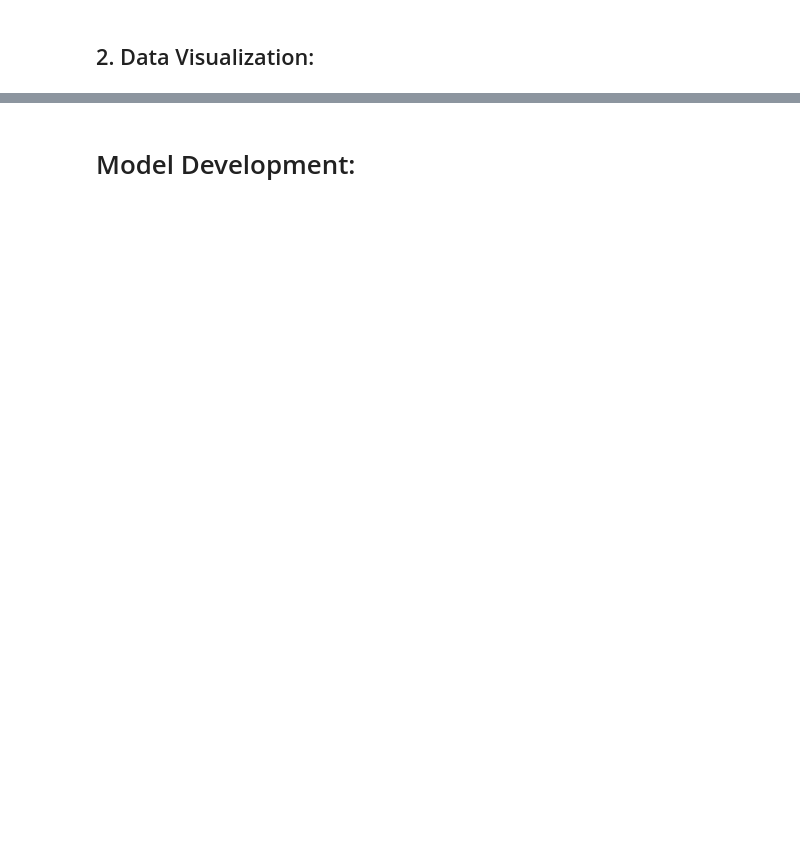
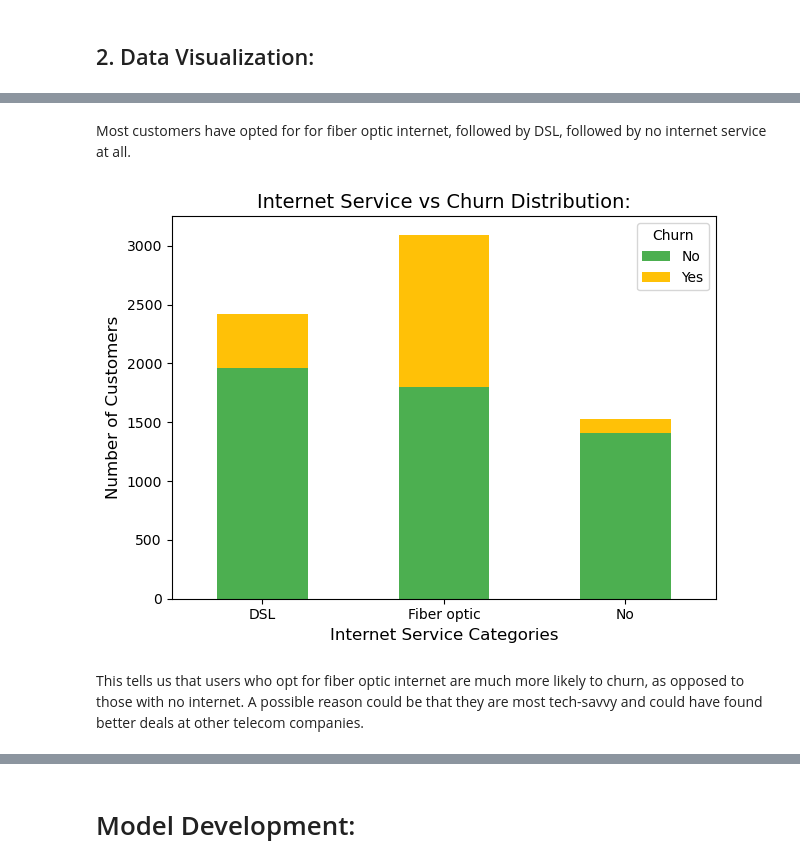
Before and after one commit to drachenherz19/Customer-Churn-Prediction, a Jupyter notebook: Customer Churn Prediction - Akhil Nair.ipynb, the cells around one changed output, grey strips where cells are left out. Drawn from its saved outputs; the diff is of its cells as text; code cells hidden in the pictures; blank space fills up the shorter version.

```diff
--- a/Customer Churn Prediction - Akhil Nair.ipynb
+++ b/Customer Churn Prediction - Akhil Nair.ipynb
@@ -295,0 +219,18 @@ customer_churn.boxplot(column='tenure',by=['Contract'])
+# %% [markdown]
+Most customers have opted for for fiber optic internet, followed by DSL, followed by no internet service at all.
+# %%
+churn_service_counts = customer_churn.groupby(['InternetService', 'Churn']).size().unstack(fill_value=0)
+
+#We now use a stacked bar chart to identify the relationship between internet service type and churn.
+churn_service_counts.plot(kind='bar', stacked=True, color=['#4CAF50', '#FFC107'])
+plt.xlabel('Internet Service Categories', fontsize=12)
+plt.ylabel('Number of Customers', fontsize=12)
+plt.title('Internet Service vs Churn Distribution:', fontsize=14)
+plt.xticks(rotation=0)
+plt.legend(title='Churn', labels=['No', 'Yes'])
+plt.tight_layout()
+plt.show()
+# %% [output]
+[figure, added]
+# %% [markdown]
+This tells us that users who opt for fiber optic internet are much more likely to churn, as opposed to those with no internet. A possible reason could be that they are most tech-savvy and could have found better deals at other telecom companies.
```
Also changed, not shown: parts of 103 cells of this notebook.
